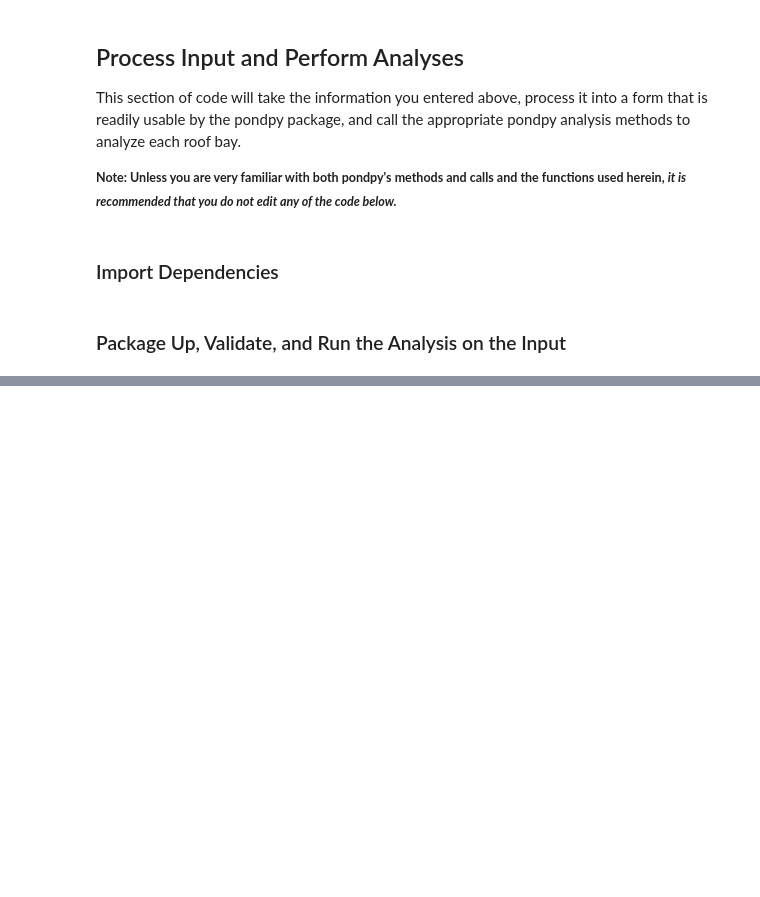
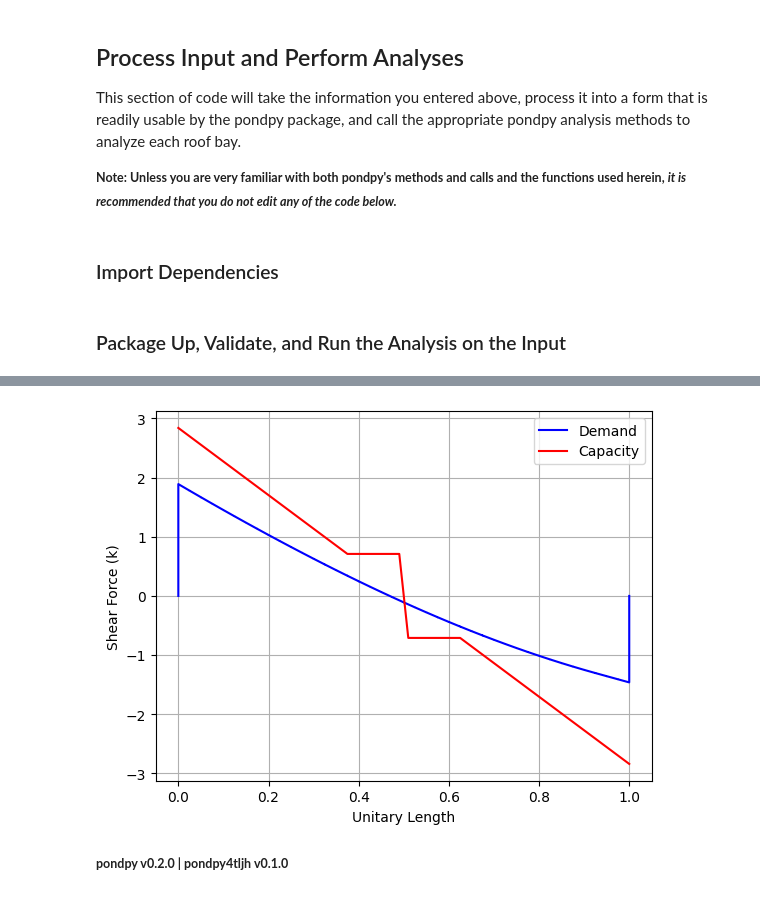
Before and after one commit to matthew-upshaw/pondpy4tljh, a Jupyter notebook: pondpy_template.ipynb, the cells around one changed output, grey strips where cells are left out. Saved outputs shown, nothing was run; the diff lists cells and outputs as text; code cells hidden in the pictures; blank space fills up the shorter version.

```diff
--- a/pondpy_template.ipynb
+++ b/pondpy_template.ipynb
@@ -157,0 +180,8 @@ Input successfully validated!
+# %%
+sfd1, _ = models[0].roof_bay_model.secondary_models[1].plot_sfd(with_design=True)
+plt.figure(sfd1)
+plt.show()
+# %% [output]
+[figure, added]
+# %% [markdown]
+<small><b>pondpy v0.2.0 | pondpy4tljh v0.1.0</b></small>
```
Also changed, not shown: parts of 7 cells of this notebook, 5 other files.
